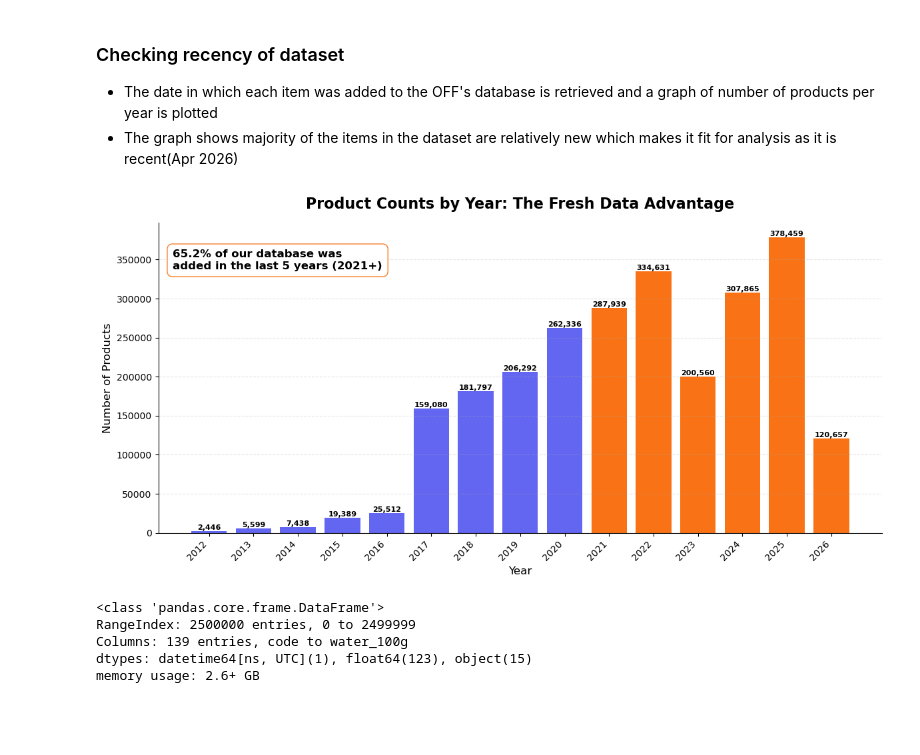
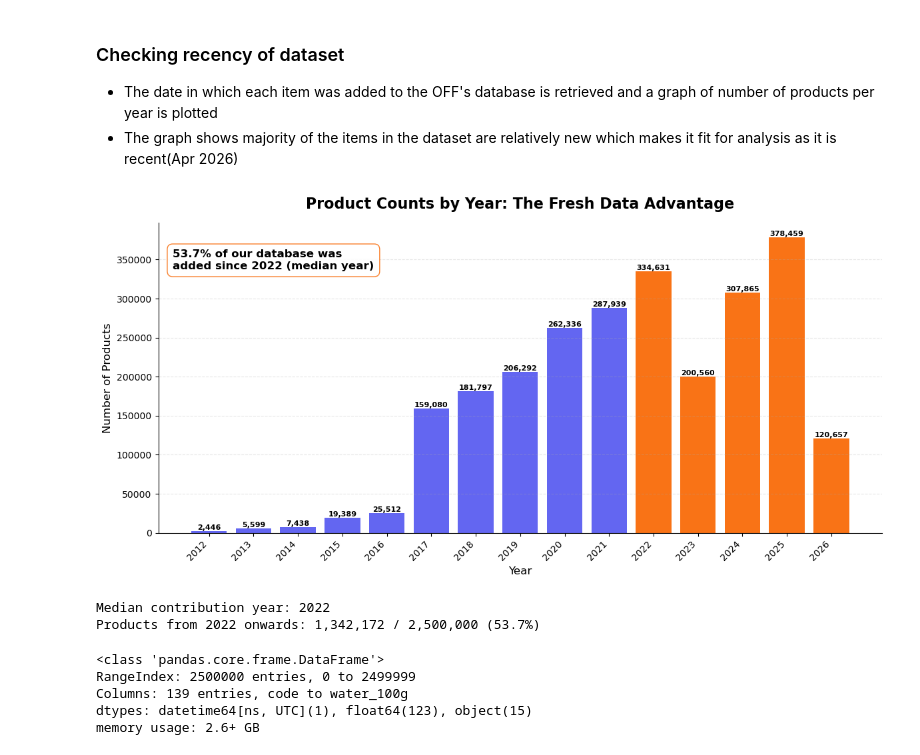
Before and after one commit to ishola-faazele/market-gap-analysis, a Jupyter notebook: notebooks/analysis.ipynb, the cells around one changed output. Saved outputs shown, nothing was run; the diff lists cells and outputs as text; code cells hidden in the pictures; blank space fills up the shorter version.

```diff
--- a/notebooks/analysis.ipynb
+++ b/notebooks/analysis.ipynb
@@ -28,9 +28,9 @@ from utils.sampling import load_or_sample
 
 # Notice that the paths start directly with "raw-data" now
 df = load_or_sample(
-    filepath="raw-data/openfoodfacts.csv",
-    output_csv="raw-data/openfoodfacts_sample.csv",
-    output_meta="raw-data/openfoodfacts_sample_meta.json",
+    filepath="data/openfoodfacts.csv",
+    output_csv="data/openfoodfacts_sample.csv",
+    output_meta="data/openfoodfacts_sample_meta.json",
     sample_size=2_500_000,
     seed=42,
     chunk_size=25_000,
@@ -48,45 +48,52 @@ df = load_or_sample(
 df['created_datetime'] = pd.to_datetime(df['created_datetime'], errors='coerce')
 yearly_counts = df['created_datetime'].dt.year.value_counts().sort_index()
 
-# 2. Calculate the proportion of products in the last 5 years (2021+)
-recent_count = yearly_counts[yearly_counts.index >= 2021].sum()
+# 2. Compute the median year dynamically (statistically defensible, no hardcoded cutoff)
 total_count = yearly_counts.sum()
+cumulative = yearly_counts.cumsum()
+median_year = int(cumulative[cumulative >= total_count / 2].index[0])
+
+recent_count = yearly_counts[yearly_counts.index >= median_year].sum()
 recent_pct = (recent_count / total_count) * 100
 
-# 3. Create conditional colors: Orange/Red for 2021+, Blue for older
-colors = ['#f97316' if year >= 2021 else '#6366f1' for year in yearly_counts.index.astype(int)]
+# 3. Create conditional colors: Orange for median year onwards, Blue for older
+colors = ['#f97316' if year >= median_year else '#6366f1' for year in yearly_counts.index.astype(int)]
 
 # 4. Plot the figure
 fig, ax = plt.subplots(figsize=(12, 6))
 bars = ax.bar(yearly_counts.index.astype(int), yearly_counts.values,
               color=colors, edgecolor='none', linewidth=0.8)
 
 # Annotate numbers on top of each bar
 for bar in bars:
     height = bar.get_height()
-    # Don't annotate empty bars
     if height > 0:
         ax.text(bar.get_x() + bar.get_width() / 2, height,
                 f'{int(height):,}', ha='center', va='bottom', fontsize=8, fontweight='bold')
 
 ax.set_title('Product Counts by Year: The Fresh Data Advantage', fontsize=16, fontweight='bold', pad=15)
 
-# Add a prominent insight box to the top left of the chart
-ax.text(0.02, 0.85, f"{recent_pct:.1f}% of our database was\nadded in the last 5 years (2021+)",
+# Add a prominent insight box using the dynamic median year
+ax.text(0.02, 0.85, f"{recent_pct:.1f}% of our database was\nadded since {median_year} (median year)",
         transform=ax.transAxes, fontsize=12, fontweight='bold',
         bbox=dict(facecolor='white', alpha=0.9, edgecolor='#f97316', boxstyle='round,pad=0.5'))
 
 ax.set_xlabel('Year', fontsize=12)
 ax.set_ylabel('Number of Products', fontsize=12)
 ax.set_xticks(yearly_counts.index.astype(int))
 ax.set_xticklabels(yearly_counts.index.astype(int), rotation=45, ha='right')
 ax.grid(axis='y', alpha=0.3, linestyle='--')
 ax.spines[['top', 'right']].set_visible(False)
 
 plt.tight_layout()
 plt.show()
+
+print(f"Median contribution year: {median_year}")
+print(f"Products from {median_year} onwards: {recent_count:,} / {total_count:,} ({recent_pct:.1f}%)")
 # %% [output]
-[figure, old version]
+[figure, new version]
+Median contribution year: 2022
+Products from 2022 onwards: 1,342,172 / 2,500,000 (53.7%)
 # %%
 df.info()
 # %% [output]
```
Also changed, not shown: parts of 2 cells of this notebook, 5 other files.
